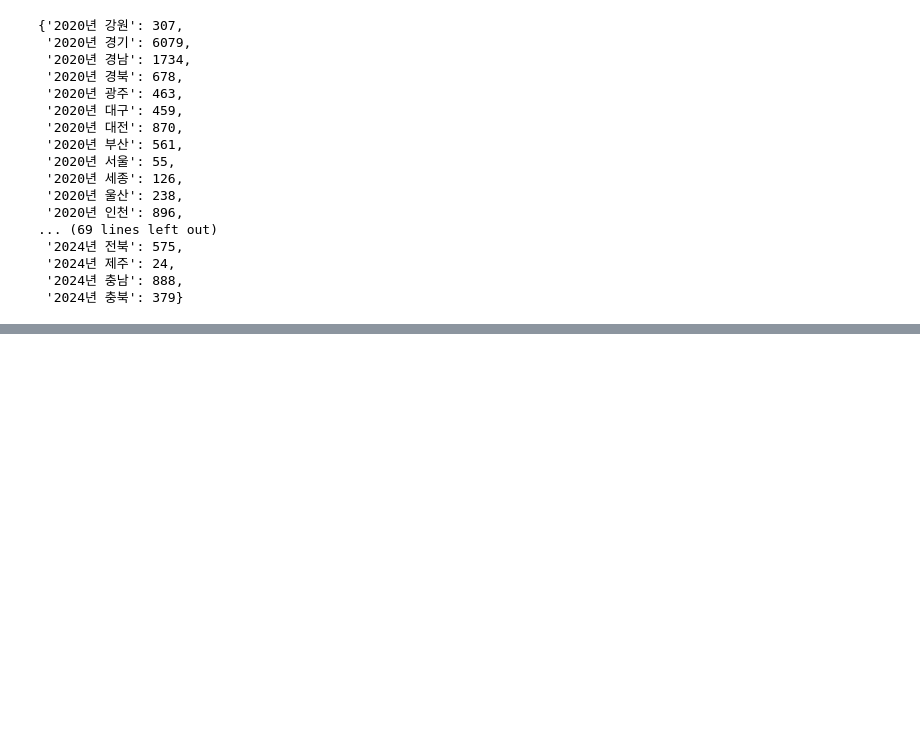
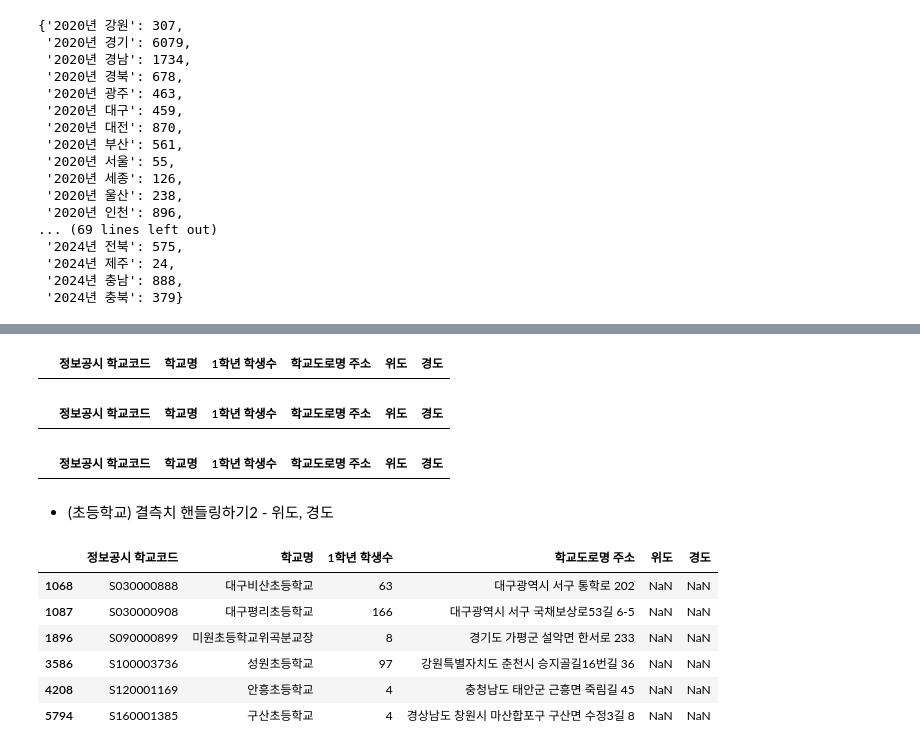
Before and after one commit to NeatyNut/-------, a Jupyter notebook: Analyst.ipynb, the cells around one changed output, grey strips where cells are left out. Drawn from its saved outputs; the diff is of its cells as text; code cells hidden in the pictures; blank space fills up the shorter version.

```diff
--- a/Analyst.ipynb
+++ b/Analyst.ipynb
@@ -517,0 +594,5 @@ count_dict
+# %%
+df_list = []
+
+for i in range(3, 6):
+    df_list.append(pd.read_csv(get_file_path(chodeung_path, i))[["정보공시 학교코드", "학교명", "1학년 학생수"]])
@@ -517,0 +655,3 @@ count_dict
+# %%
+for j in range(3):
+    df_list[j] = pd.merge(df_list[j], cho_where, on='정보공시 학교코드', how='left')
@@ -517,0 +717,4 @@ count_dict
+# %%
+df_list[0]['학교도로명 주소'][4106] = "충청남도 당진시 시 송산면 상거길 19-1"
+df_list[1]['학교도로명 주소'][4113] = "충청남도 당진시 시 송산면 상거길 19-1"
+df_list[2]['학교도로명 주소'][4118] = "충청남도 당진시 시 송산면 상거길 19-1"
@@ -517,0 +734,24 @@ count_dict
+# %%
+df_list[0][df_list[0]['학교도로명 주소']]
+# %% [output]
+|  | 정보공시 학교코드 | 학교명 | 1학년 학생수 | 학교도로명 주소 | 위도 | 경도 |
+# %%
+df_list[1][df_list[1].isnull()['학교도로명 주소']]
+# %% [output]
+|  | 정보공시 학교코드 | 학교명 | 1학년 학생수 | 학교도로명 주소 | 위도 | 경도 |
+# %%
+df_list[2][df_list[2].isnull()['학교도로명 주소']]
+# %% [output]
+|  | 정보공시 학교코드 | 학교명 | 1학년 학생수 | 학교도로명 주소 | 위도 | 경도 |
+# %% [markdown]
+- (초등학교) 결측치 핸들링하기2 - 위도, 경도
+# %%
+df_list[0][df_list[0].isnull()['위도']]
+# %% [output]
+|  | 정보공시 학교코드 | 학교명 | 1학년 학생수 | 학교도로명 주소 | 위도 | 경도 |
+| 1068 | S030000888 | 대구비산초등학교 | 63 | 대구광역시 서구 통학로 202 | NaN | NaN |
+| 1087 | S030000908 | 대구평리초등학교 | 166 | 대구광역시 서구 국채보상로53길 6-5 | NaN | NaN |
+| 1896 | S090000899 | 미원초등학교위곡분교장 | 8 | 경기도 가평군 설악면 한서로 233 | NaN | NaN |
+| 3586 | S100003736 | 성원초등학교 | 97 | 강원특별자치도 춘천시 승지골길16번길 36 | NaN | NaN |
+| 4208 | S120001169 | 안흥초등학교 | 4 | 충청남도 태안군 근흥면 죽림길 45 | NaN | NaN |
+| 5794 | S160001385 | 구산초등학교 | 4 | 경상남도 창원시 마산합포구 구산면 수정3길 8 | NaN | NaN |
```
Also changed, not shown: parts of 47 cells of this notebook.
